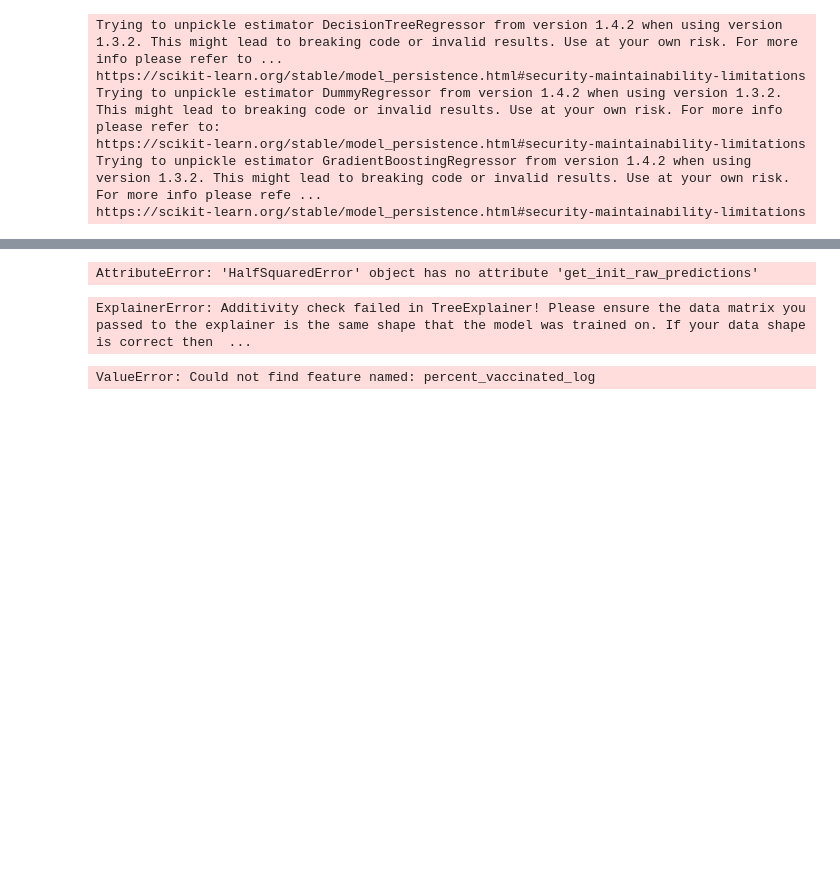
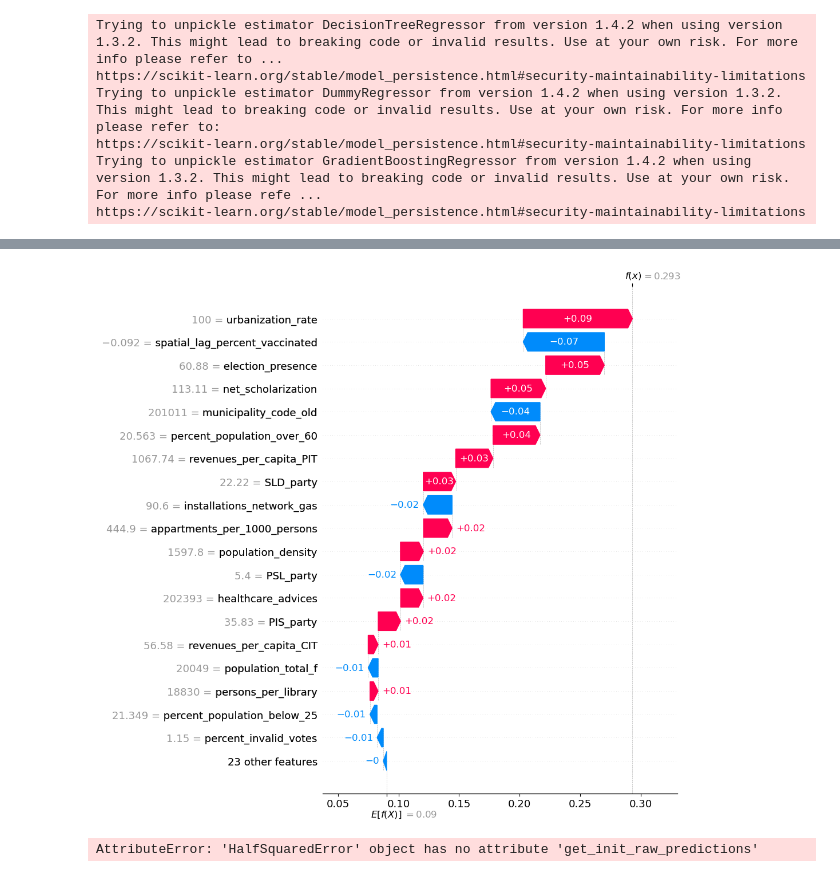
Before and after one commit to jjfrackowiak/WEC2024, a Jupyter notebook: XAI/exploration_notebook.ipynb, the cells around one changed output, grey strips where cells are left out. Cells and saved outputs as stored; diff of their text form; code cells hidden in the pictures; blank space fills up the shorter version.

```diff
--- a/XAI/exploration_notebook.ipynb
+++ b/XAI/exploration_notebook.ipynb
@@ -50,30 +54,18 @@ shap.summary_plot(shap_values, filtered_df)
 # %%
-background_data = shap.utils.sample(filtered_df, 100)
-explainer = shap.Explainer(gbm_model.predict, background_data)
-shap_values = explainer(filtered_df)
-shap.waterfall_plot(shap.Explanation(values=shap_values[0], base_values=explainer.expected_value, data=filtered_df.iloc[0]), max_display=20)
+explainer = shap.Explainer(gbm_model, filtered_df)
+shap_values = explainer(filtered_df, check_additivity=False)
+shap.plots.waterfall(shap_values[0], max_display=20)
 # %% [output]
-AttributeError: 'HalfSquaredError' object has no attribute 'get_init_raw_predictions'
+[figure, added]
-# %%
-exp = explainer(gbm_results.drop(columns=['percent_vaccinated_log']))
-shap.plots.waterfall(explainer, max_display=14)
-# %% [output]
-ExplainerError: Additivity check failed in TreeExplainer! Please ensure the data matrix you passed to the explainer is the same shape that the model was trained on. If your data shape is correct then  ...
 # %%
 fig, ax = shap.partial_dependence_plot(
-    "",
+    "urbanization_rate",
     gbm_model.predict,
-    gbm_results.drop(columns=['prediction',
-                              'county_name',
-                              'county_code',
-                              'voivodeship',
-                              'municipality_name',
-                              'municipality_code_str',
-                              'percent_vaccinated_log']),
+    filtered_df,
     model_expected_value=True,
     feature_expected_value=True,
     show=False,
     ice=False,
 )
 # %% [output]
-ValueError: Could not find feature named: percent_vaccinated_log
+AttributeError: 'HalfSquaredError' object has no attribute 'get_init_raw_predictions'
```
Also changed, not shown: parts of 2 cells of this notebook.
